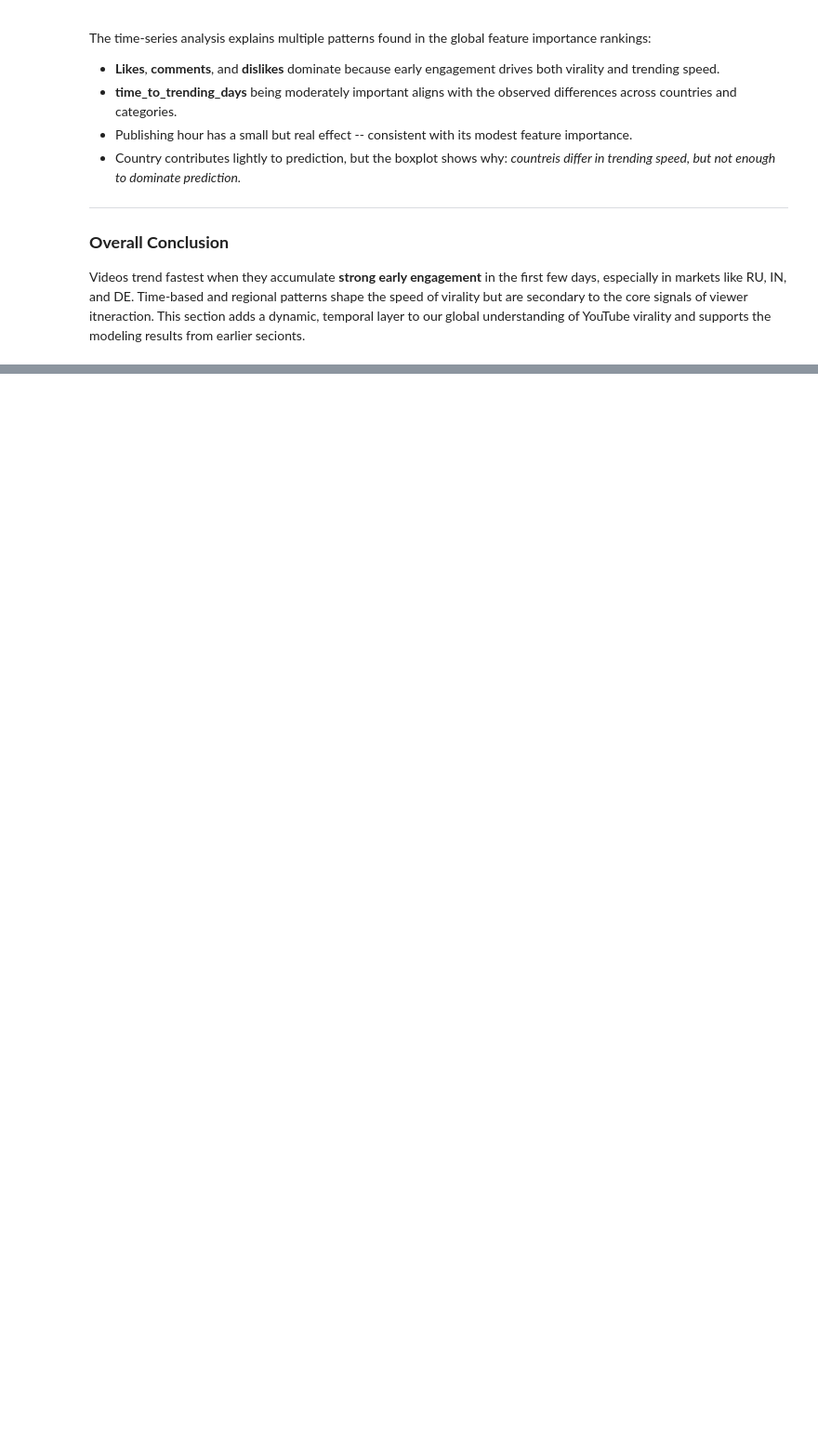
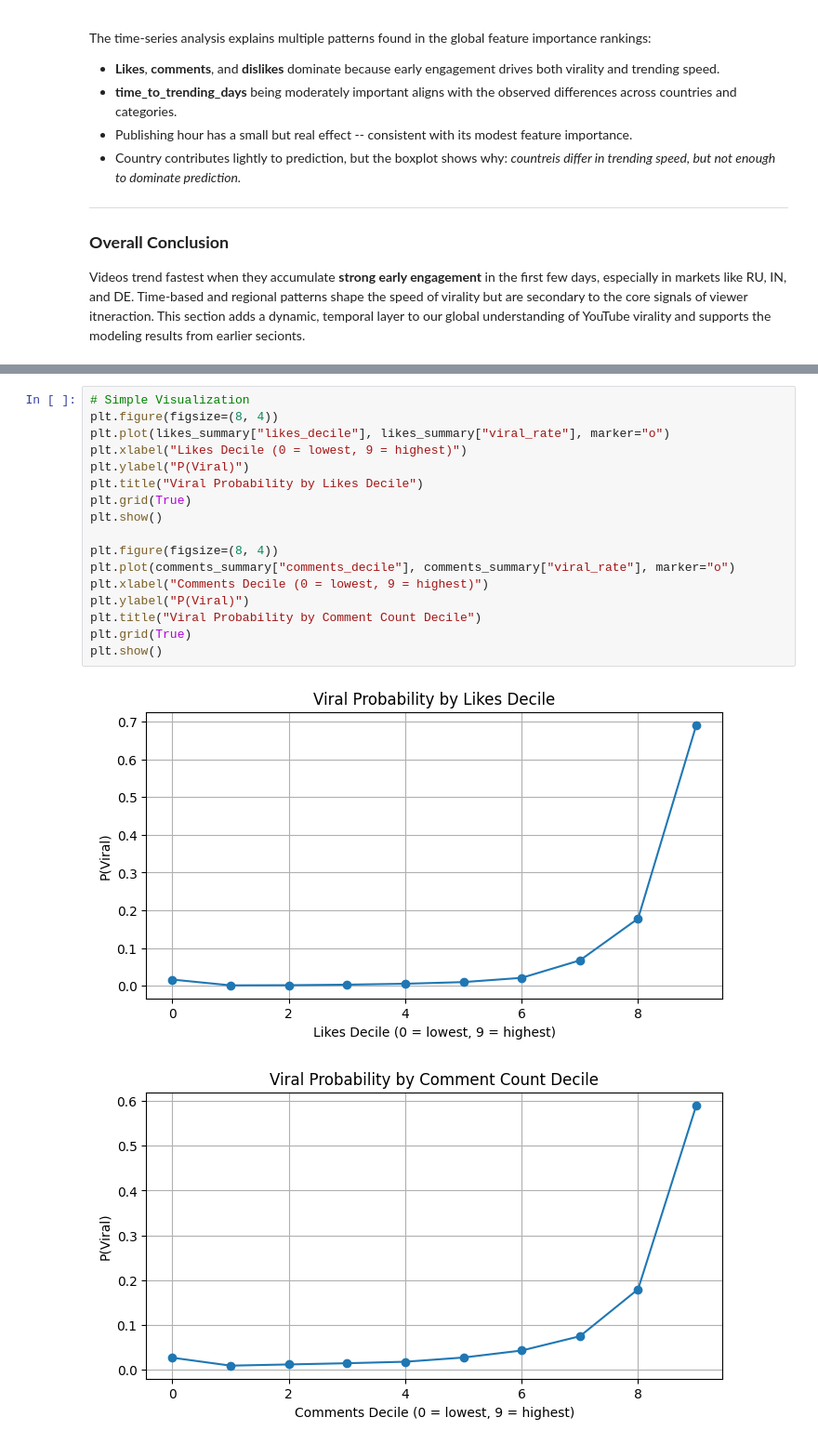
Before and after one commit to nancy1404/youtube-trending-analysis, a Jupyter notebook: notebooks/Gloabl_Notebook.ipynb, the cells around one changed output, grey strips where cells are left out. Shown at 93% size. Cells and saved outputs as stored; diff of their text form; blank space fills up the shorter version.

```diff
--- a/notebooks/Gloabl_Notebook.ipynb
+++ b/notebooks/Gloabl_Notebook.ipynb
@@ -662,0 +800,20 @@ Videos trend fastest when they accumulate **strong early engagement** in the fir
+# %%
+# Simple Visualization
+plt.figure(figsize=(8, 4))
+plt.plot(likes_summary["likes_decile"], likes_summary["viral_rate"], marker="o")
+plt.xlabel("Likes Decile (0 = lowest, 9 = highest)")
+plt.ylabel("P(Viral)")
+plt.title("Viral Probability by Likes Decile")
+plt.grid(True)
+plt.show()
+
+plt.figure(figsize=(8, 4))
+plt.plot(comments_summary["comments_decile"], comments_summary["viral_rate"], marker="o")
+plt.xlabel("Comments Decile (0 = lowest, 9 = highest)")
+plt.ylabel("P(Viral)")
+plt.title("Viral Probability by Comment Count Decile")
+plt.grid(True)
+plt.show()
+# %% [output]
+[figure, added]
+[figure, added]
```
Also changed, not shown: parts of 6 cells of this notebook.
